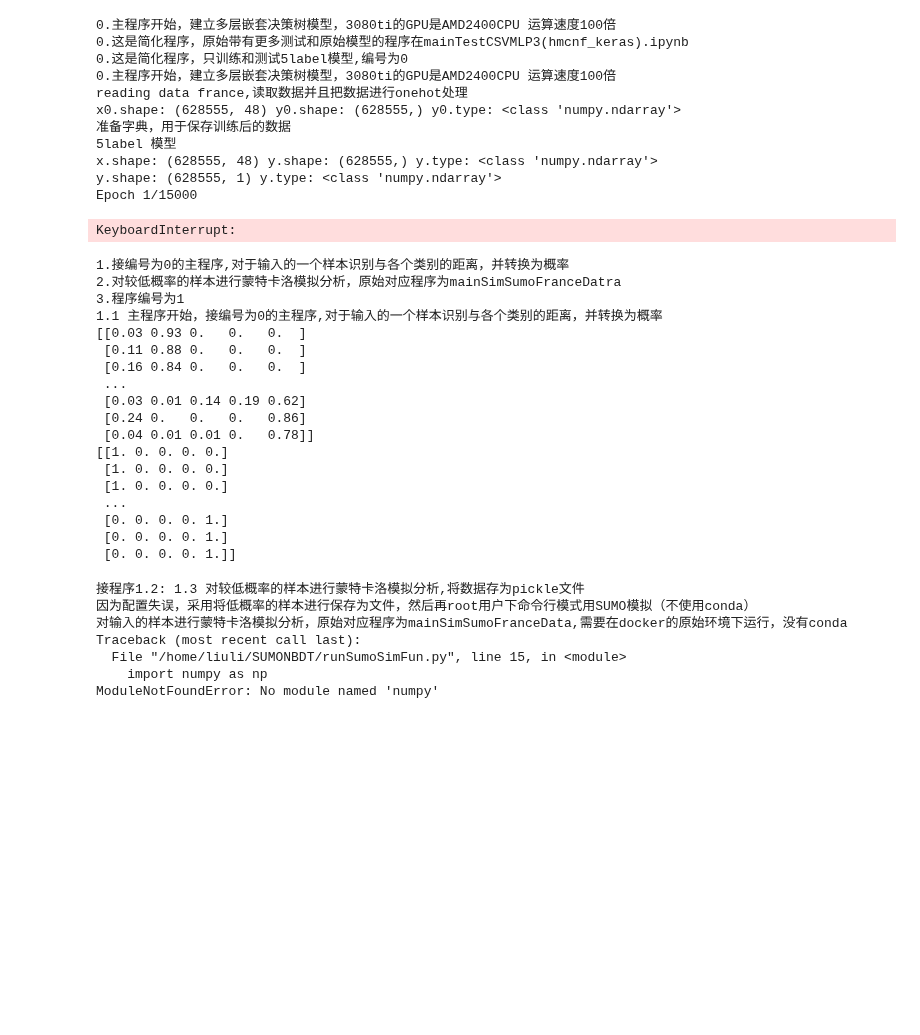
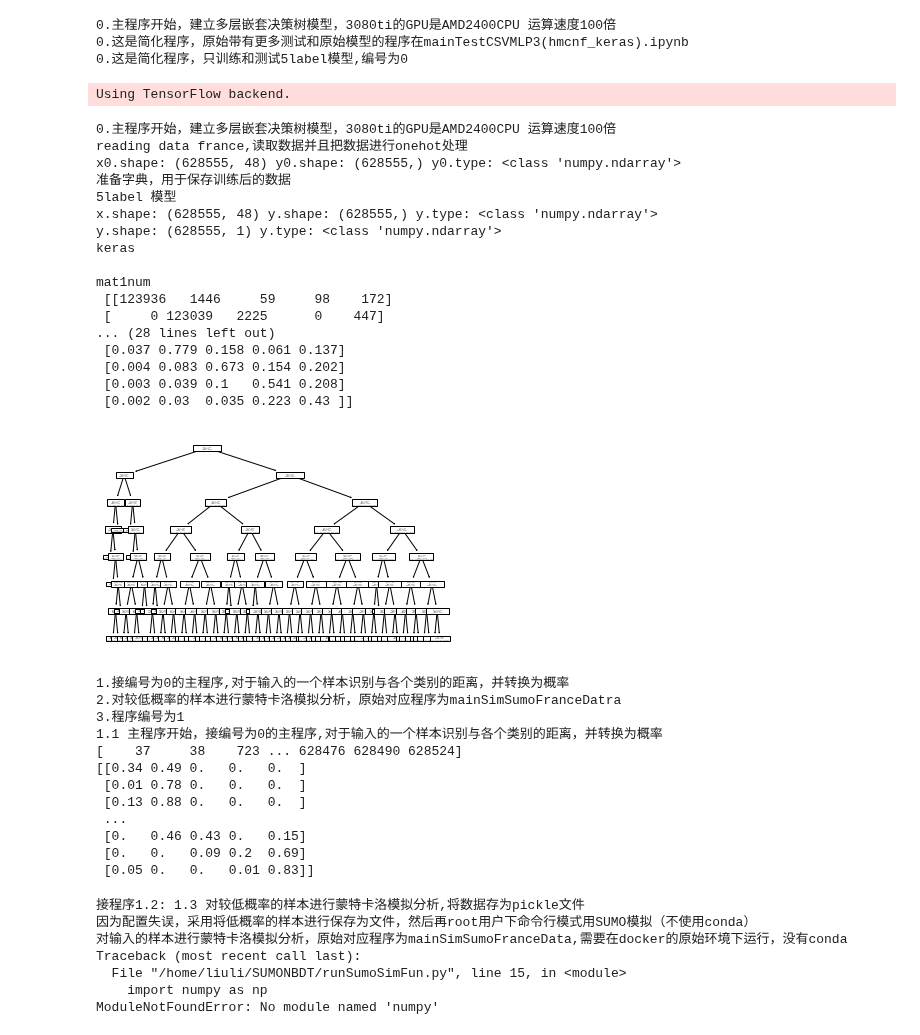
Before and after one commit to lukeliuli/SUMONBDT, a Jupyter notebook: mainTest2_hmcnf_keras_dt.ipynb, the cells around one changed output. Drawn from its saved outputs; the diff is of its cells as text; code cells hidden in the pictures; blank space fills up the shorter version.

Commit message:
optimizing france samples

```diff
--- a/mainTest2_hmcnf_keras_dt.ipynb
+++ b/mainTest2_hmcnf_keras_dt.ipynb
@@ -190,43 +190,53 @@ if 1:
     print("y.shape:",y .shape,"y.type:", type(y) )
     enc.fit(y)
     yOneHot=enc.transform(y).toarray()
     saveName = "hybrid2_KerasSimple3_likeResnet_5label.h5"
-    if 1:
+    if 0:
         kerasModel3_5label = kerasFitAndSaveSimple3LikeResnet(x,yOneHot,num_labels,saveName)
     yKeras_5label=getKerasResnetRVL(x,enc,saveName)
 
     print('keras\n')
     mat1num = confusion_matrix(y, yKeras_5label)
     mat2acc = confusion_matrix(y, yKeras_5label,normalize='pred')
     print('mat1num\n',mat1num)
     print('mat2acc\n',np.around(mat2acc , decimals=3))
 
 
 
 
     dt_5label,dt_PredictLabel = dtFitAndSave(x,yl5,"5label")
     enc_5label = enc
 
     xFloors[0] =  x.copy()
     yFloors[0] =  y.copy()
     dtModeFloors[0] =  dt_5label
     dtPredictLabel[0] = dt_PredictLabel.copy()
     kerasPredictLabel[0] = yKeras_5label.copy()
     kerasModelNameFloors[0] =saveName
     encFloors[0] = enc_5label
 # %% [output]
 0.主程序开始，建立多层嵌套决策树模型，3080ti的GPU是AMD2400CPU 运算速度100倍
 0.这是简化程序，原始带有更多测试和原始模型的程序在mainTestCSVMLP3(hmcnf_keras).ipynb
 0.这是简化程序，只训练和测试5label模型,编号为0
-0.主程序开始，建立多层嵌套决策树模型，3080ti的GPU是AMD2400CPU 运算速度100倍
-reading data france,读取数据并且把数据进行onehot处理
-x0.shape: (628555, 48) y0.shape: (628555,) y0.type: <class 'numpy.ndarray'>
-准备字典，用于保存训练后的数据
-5label 模型
-x.shape: (628555, 48) y.shape: (628555,) y.type: <class 'numpy.ndarray'>
-y.shape: (628555, 1) y.type: <class 'numpy.ndarray'>
-Epoch 1/15000
-KeyboardInterrupt:
+Using TensorFlow backend.
+0.主程序开始，建立多层嵌套决策树模型，3080ti的GPU是AMD2400CPU 运算速度100倍
+reading data france,读取数据并且把数据进行onehot处理
+x0.shape: (628555, 48) y0.shape: (628555,) y0.type: <class 'numpy.ndarray'>
+准备字典，用于保存训练后的数据
+5label 模型
+x.shape: (628555, 48) y.shape: (628555,) y.type: <class 'numpy.ndarray'>
+y.shape: (628555, 1) y.type: <class 'numpy.ndarray'>
+keras
+
+mat1num
+ [[123936   1446     59     98    172]
+ [     0 123039   2225      0    447]
+... (28 lines left out)
+ [0.037 0.779 0.158 0.061 0.137]
+ [0.004 0.083 0.673 0.154 0.202]
+ [0.003 0.039 0.1   0.541 0.208]
+ [0.002 0.03  0.035 0.223 0.43 ]]
+[figure, added]
 # %%
 ########################################################################################################################
 print("1.接编号为0的主程序,对于输入的一个样本识别与各个类别的距离，并转换为概率")
@@ -292,15 +302,15 @@ ylowpraLabel = yi[index]
 
 ##保存低概率的样本
 fpk=open('lowprobSamples.pkf','wb+')
-pickle.dump([xlowpra,ylowpraLabel,ylowpraPredictNN],fpk)
+pickle.dump([index,xlowpra,ylowpraLabel,ylowpraPredictNN],fpk)
 fpk.close()
 del xlowpra,ylowpraLabel
 fpk=open('lowprobSamples.pkf','rb')
-[xlowprob1,ylowprobLabel1,ylowprobPredictNN1]=pickle.load(fpk)
+[index1,xlowprob1,ylowprobLabel1,ylowprobPredictNN1]=pickle.load(fpk)
 fpk.close()
 
 
-#log(xlowprob1)
+log(index1)
 #log(ylowprobLabel1)
 log(np.round(ylowprobPredictNN1,2))
 
@@ -313,26 +323,20 @@ fpk=open('allSamples5label.pkf','rb')
 [x0tmp,yl5tmp,ykerasNNtmp]=pickle.load(fpk)
 fpk.close()
 
-log(np.round(ykerasNNtmp,2))
+#log(np.round(ykerasNNtmp,2))
 # %% [output]
 1.接编号为0的主程序,对于输入的一个样本识别与各个类别的距离，并转换为概率
 2.对较低概率的样本进行蒙特卡洛模拟分析，原始对应程序为mainSimSumoFranceDatra
 3.程序编号为1
 1.1 主程序开始，接编号为0的主程序,对于输入的一个样本识别与各个类别的距离，并转换为概率
-[[0.03 0.93 0.   0.   0.  ]
- [0.11 0.88 0.   0.   0.  ]
- [0.16 0.84 0.   0.   0.  ]
+[    37     38    723 ... 628476 628490 628524]
+[[0.34 0.49 0.   0.   0.  ]
+ [0.01 0.78 0.   0.   0.  ]
+ [0.13 0.88 0.   0.   0.  ]
  ...
- [0.03 0.01 0.14 0.19 0.62]
- [0.24 0.   0.   0.   0.86]
- [0.04 0.01 0.01 0.   0.78]]
-[[1. 0. 0. 0. 0.]
- [1. 0. 0. 0. 0.]
- [1. 0. 0. 0. 0.]
- ...
- [0. 0. 0. 0. 1.]
- [0. 0. 0. 0. 1.]
- [0. 0. 0. 0. 1.]]
+ [0.   0.46 0.43 0.   0.15]
+ [0.   0.   0.09 0.2  0.69]
+ [0.05 0.   0.   0.01 0.83]]
 # %%
 ########################################################################################################################
 print("接程序1.1: 1.2 对较低概率的样本进行蒙特卡洛模拟分析,原始对应程序为mainSimSumoFranceDatra")
```
Also changed, not shown: 5 other files.
